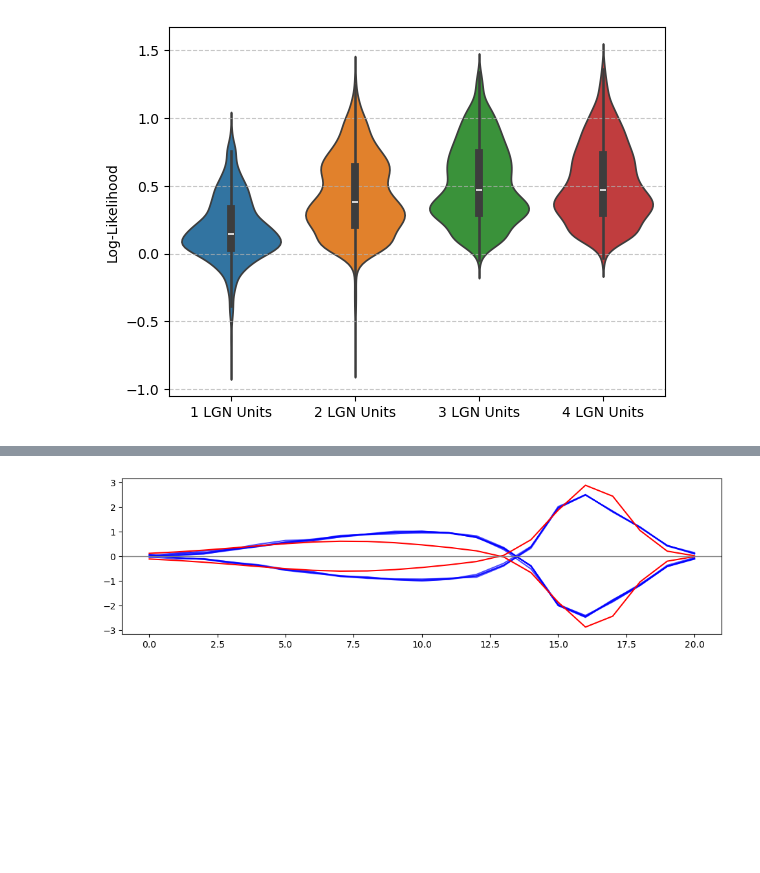
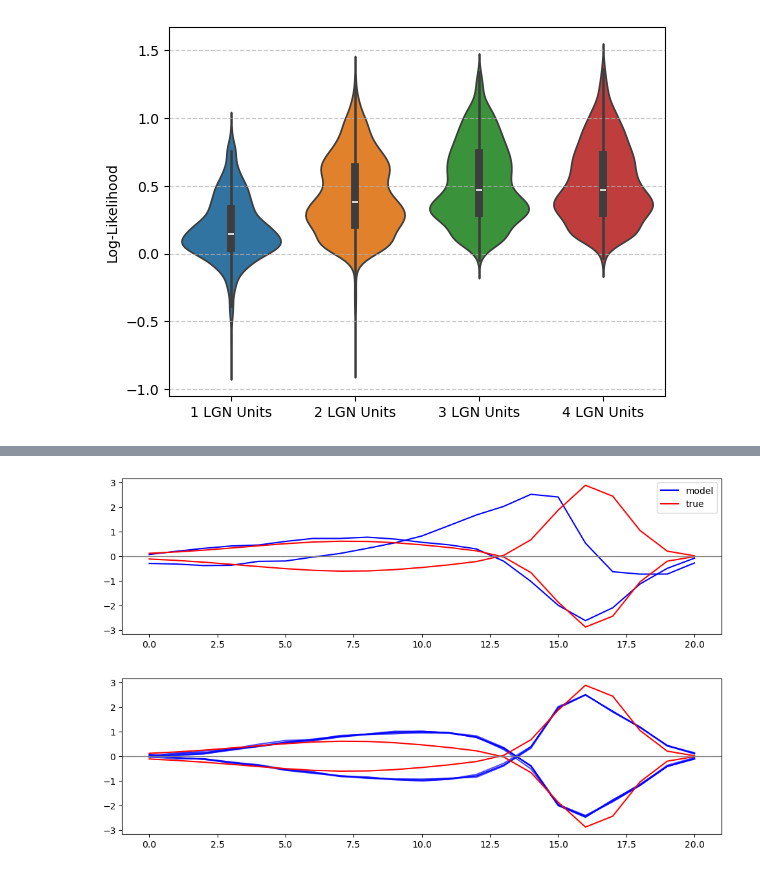
Before and after one commit to IsabelF98/Cloud_SynthData_Proj, a Jupyter notebook: LGN_units.ipynb, the cells around one changed output, grey strips where cells are left out. Saved outputs shown, nothing was run; the diff lists cells and outputs as text; code cells hidden in the pictures; blank space fills up the shorter version.

```diff
--- a/LGN_units.ipynb
+++ b/LGN_units.ipynb
@@ -308,3 +329,17 @@ plt.show()
+# %%
+fws = [19,19,5,5]
+subplot_setup(1, 1, row_height=3, fig_width=10)
+pred_temp = filters[fws[0]//2-1,fws[0]//2-1,:,0]
+plt.plot(pred_temp/np.std(pred_temp), color='blue',label='model')
+pred_temp = filters[fws[0]//2-1,fws[0]//2-1,:,1]
+plt.plot(pred_temp/np.std(pred_temp), color='blue')
+plt.plot(-1*true_temp[::-1]/np.std(true_temp), color='red',label='true')
+plt.plot(true_temp[::-1]/np.std(true_temp),color='red')
+plt.axhline(y=0, color='gray', lw=1)
+plt.legend()
+plt.show()
+# %% [output]
+[figure, added]
 # %%
 fws = [19,19,5,5]
 subplot_setup(1, 1, row_height=3, fig_width=10)
```
Also changed, not shown: parts of 9 cells of this notebook, 1 other file.
